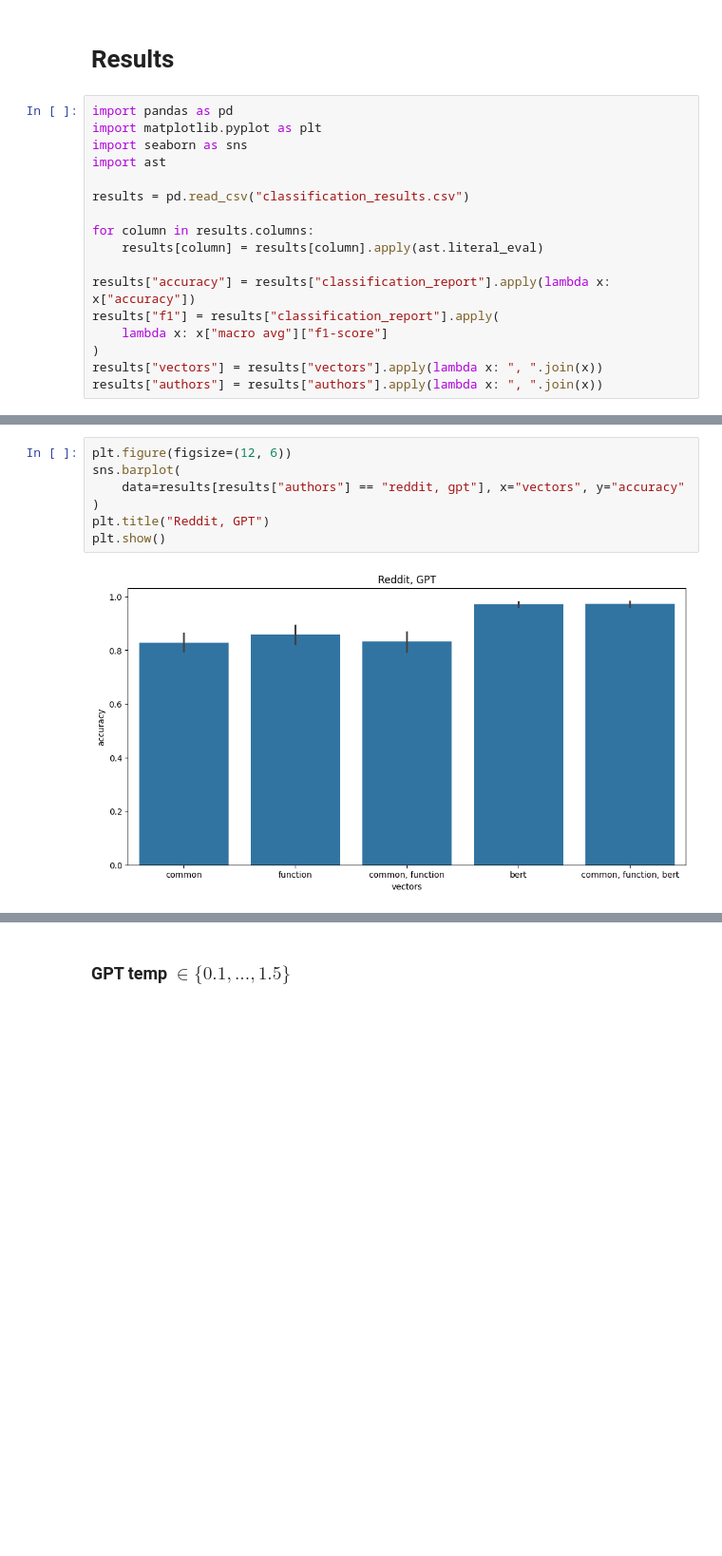
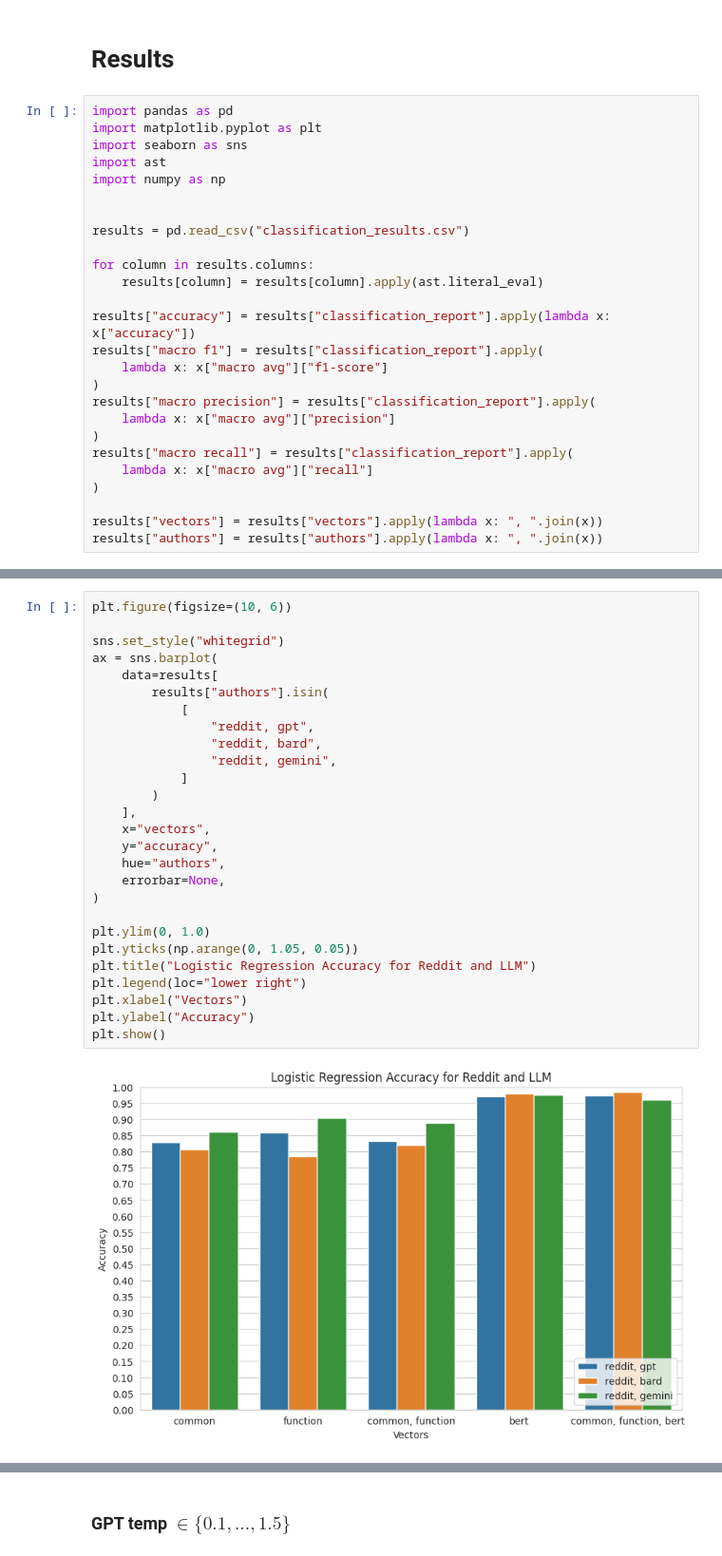
Before and after one commit to harrison-f-stropkay/llm-style, a Jupyter notebook: classification.ipynb, the cells around one changed output, grey strips where cells are left out. Shown at 95% size. Cells and saved outputs as stored; diff of their text form; blank space fills up the shorter version.

```diff
--- a/classification.ipynb
+++ b/classification.ipynb
@@ -180,6 +352,8 @@ import pandas as pd
 import matplotlib.pyplot as plt
 import seaborn as sns
 import ast
+import numpy as np
+
 
 results = pd.read_csv("classification_results.csv")
 
@@ -187,9 +361,16 @@ for column in results.columns:
     results[column] = results[column].apply(ast.literal_eval)
 
 results["accuracy"] = results["classification_report"].apply(lambda x: x["accuracy"])
-results["f1"] = results["classification_report"].apply(
+results["macro f1"] = results["classification_report"].apply(
     lambda x: x["macro avg"]["f1-score"]
 )
+results["macro precision"] = results["classification_report"].apply(
+    lambda x: x["macro avg"]["precision"]
+)
+results["macro recall"] = results["classification_report"].apply(
+    lambda x: x["macro avg"]["recall"]
+)
+
 results["vectors"] = results["vectors"].apply(lambda x: ", ".join(x))
 results["authors"] = results["authors"].apply(lambda x: ", ".join(x))
 # %% [markdown]
@@ -199,9 +382,29 @@ results["authors"] = results["authors"].apply(lambda x: ", ".join(x))
 # %%
-plt.figure(figsize=(12, 6))
-sns.barplot(
-    data=results[results["authors"] == "reddit, gpt"], x="vectors", y="accuracy"
+plt.figure(figsize=(10, 6))
+
+sns.set_style("whitegrid")
+ax = sns.barplot(
+    data=results[
+        results["authors"].isin(
+            [
+                "reddit, gpt",
+                "reddit, bard",
+                "reddit, gemini",
+            ]
+        )
+    ],
+    x="vectors",
+    y="accuracy",
+    hue="authors",
+    errorbar=None,
 )
-plt.title("Reddit, GPT")
+
+plt.ylim(0, 1.0)
+plt.yticks(np.arange(0, 1.05, 0.05))
+plt.title("Logistic Regression Accuracy for Reddit and LLM")
+plt.legend(loc="lower right")
+plt.xlabel("Vectors")
+plt.ylabel("Accuracy")
 plt.show()
 # %% [output]
-[figure, old version]
+[figure, new version]
```
Also changed, not shown: parts of 28 cells of this notebook, 1 other file.
